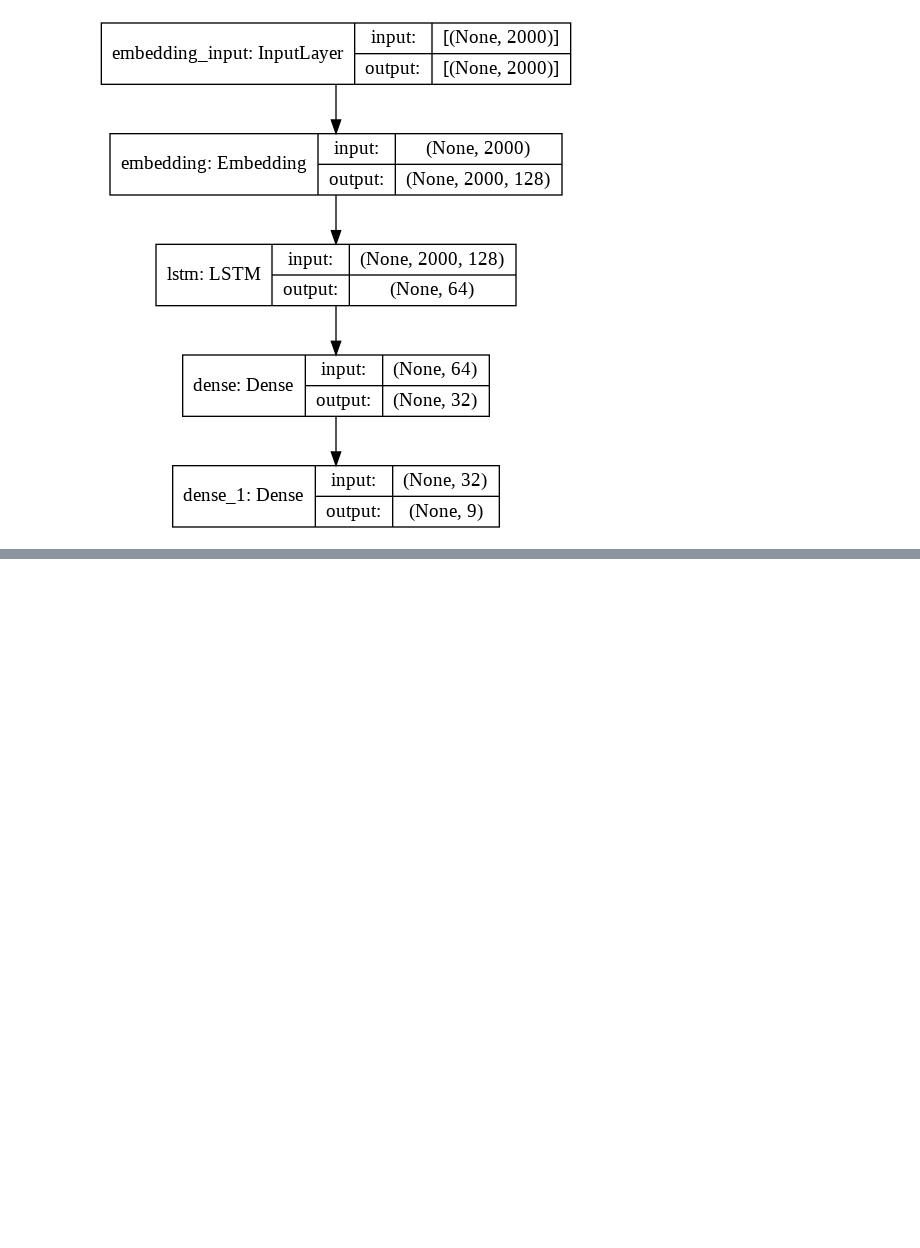
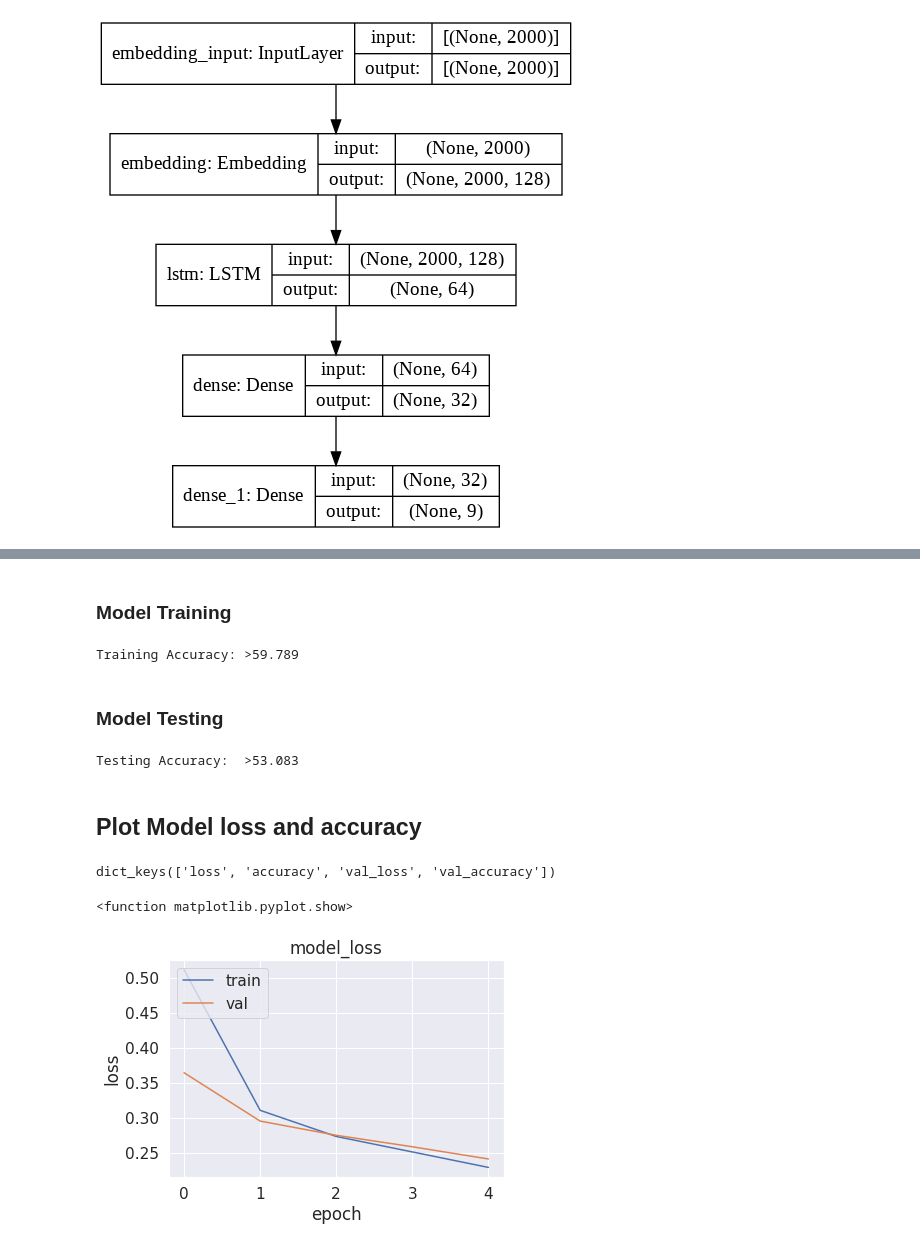
Before and after one commit to Chabname/RAPMC, a Jupyter notebook: notebook/DL_mutation_class.ipynb, the cells around one changed output, grey strips where cells are left out. Drawn from its saved outputs; the diff is of its cells as text; code cells hidden in the pictures; blank space fills up the shorter version.

```diff
--- a/notebook/DL_mutation_class.ipynb
+++ b/notebook/DL_mutation_class.ipynb
@@ -548,0 +602,38 @@ plt.show()
+# %% [markdown]
+### Model Training
+# %%
+hiscnn = cnnmodel.fit(XD_train, YD_train,
+                     epochs=5,
+                     verbose=False,
+                     validation_split=0.2,
+                     batch_size=32)
+loss, accuracy = cnnmodel.evaluate(XD_train, YD_train, verbose=False)
+print("Training Accuracy: >%.3f"  % (accuracy * 100.0))
+# %% [output]
+Training Accuracy: >59.789
+# %% [markdown]
+### Model Testing
+# %%
+loss, accuracy = cnnmodel.evaluate(XD_test, YD_test, verbose=False)
+print("Testing Accuracy:  >%.3f"  % (accuracy * 100.0))
+# %% [output]
+Testing Accuracy:  >53.083
+# %% [markdown]
+## Plot Model loss and accuracy
+# %%
+# list all data history
+print(hiscnn.history.keys())
+# %% [output]
+dict_keys(['loss', 'accuracy', 'val_loss', 'val_accuracy'])
+# %%
+# visualize training and validation losses
+plt.plot(hiscnn.history['loss'])
+plt.plot(hiscnn.history['val_loss'])
+plt.title('model_loss')
+plt.ylabel('loss')
+plt.xlabel('epoch')
+plt.legend(['train', 'val'], loc = 'upper left')
+plt.show
+# %% [output]
+<function matplotlib.pyplot.show>
+[figure, added]
```
Also changed, not shown: parts of 29 cells of this notebook.
